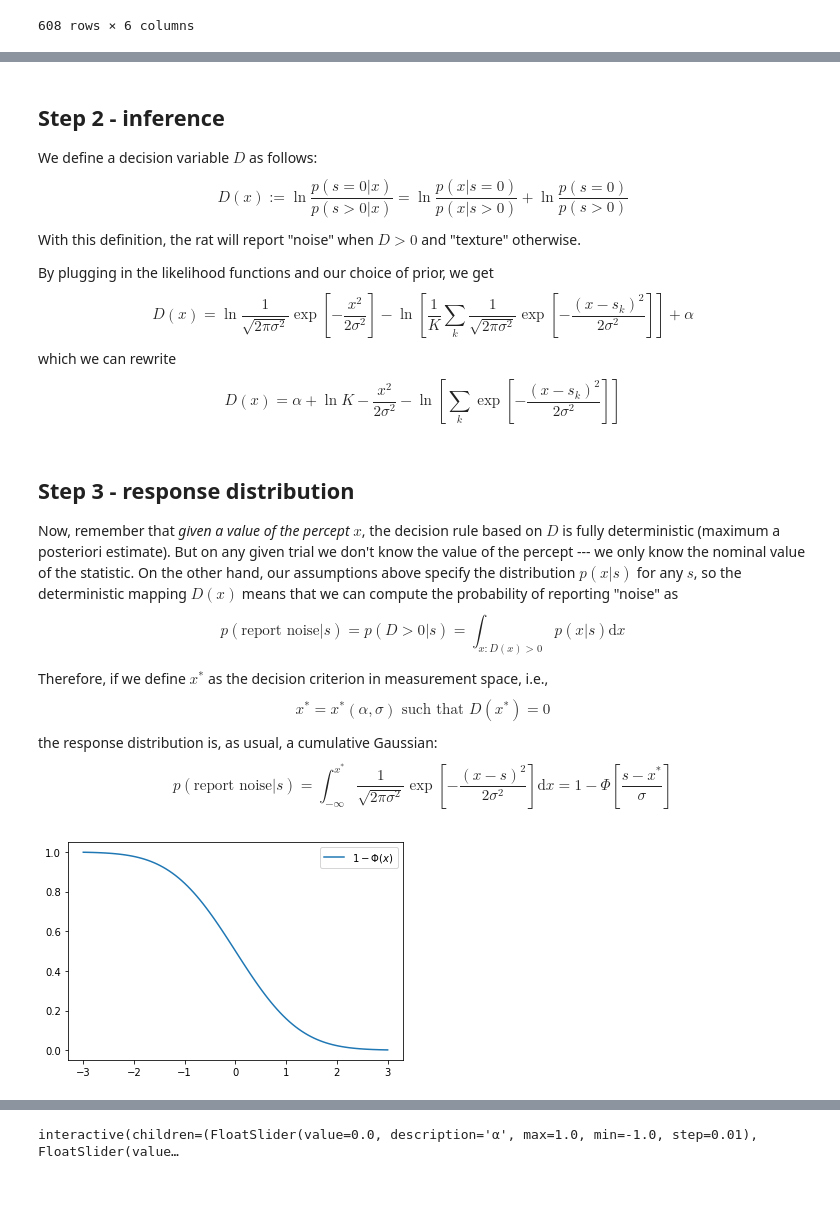
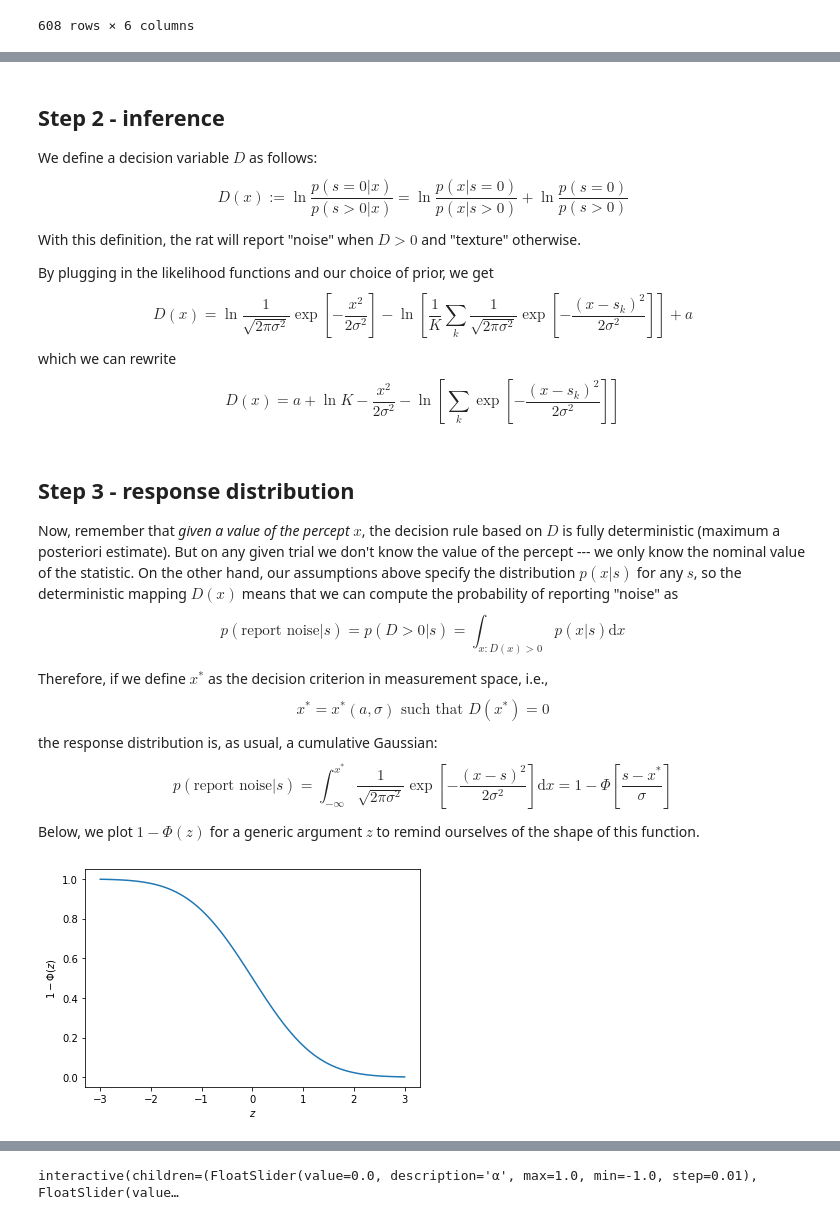
Before and after one commit to epiasini/bmitns, a Jupyter notebook: lecture_8/Tutorial.ipynb, the cells around one changed output, grey strips where cells are left out. Saved outputs shown, nothing was run; the diff lists cells and outputs as text; code cells hidden in the pictures; blank space fills up the shorter version.

```diff
--- a/lecture_8/Tutorial.ipynb
+++ b/lecture_8/Tutorial.ipynb
@@ -211,11 +253,11 @@ With this definition, the rat will report "noise" when $D>0$ and
 By plugging in the likelihood functions and our choice of prior, we
 get
 $$
-    D(x)= \ln\frac{1}{\sqrt{2\pi\sigma^2}}\exp\left[-\frac{x^2}{2\sigma^2}\right] -\ln\left[\frac{1}{K}\sum_k\frac{1}{\sqrt{2\pi\sigma^2}}\exp\left[-\frac{(x-s_k)^2}{2\sigma^2}\right]\right] + \alpha
+    D(x)= \ln\frac{1}{\sqrt{2\pi\sigma^2}}\exp\left[-\frac{x^2}{2\sigma^2}\right] -\ln\left[\frac{1}{K}\sum_k\frac{1}{\sqrt{2\pi\sigma^2}}\exp\left[-\frac{(x-s_k)^2}{2\sigma^2}\right]\right] + a
 $$
 which we can rewrite
 $$
-    D(x)= \alpha + \ln K -\frac{x^2}{2\sigma^2} -\ln\left[\sum_k\exp\left[-\frac{(x-s_k)^2}{2\sigma^2}\right]\right]
+    D(x)= a + \ln K -\frac{x^2}{2\sigma^2} -\ln\left[\sum_k\exp\left[-\frac{(x-s_k)^2}{2\sigma^2}\right]\right]
 $$
 # %% [markdown]
 ## Step 3 - response distribution
@@ -232,15 +274,17 @@ $$
 
 Therefore, if we define $x^*$ as the decision criterion in measurement space, i.e.,
 $$
-x^* = x^*(\alpha,\sigma) \text{ such that } D(x^*)=0
+x^* = x^*(a,\sigma) \text{ such that } D(x^*)=0
 $$
 the response distribution is, as usual, a cumulative Gaussian:
 $$
 p(\text{report noise}|s) = \int_{-\infty}^{x^*}\frac{1}{\sqrt{2\pi\sigma^2}}\exp\left[-\frac{(x-s)^2}{2\sigma^2}\right]\mathrm{d}x = 1-\Phi\left[{\frac{s-x^{*}}{\sigma}}\right]
 $$
+
+Below, we plot $1-\Phi(z)$ for a generic argument $z$ to remind ourselves of the shape of this function.
 # %%
-x=np.linspace(-3,3,100); plt.plot(x, 1-norm.cdf(x), label='$1-\Phi(x)$'); plt.legend();
+z=np.linspace(-3,3,100); plt.plot(z, 1-norm.cdf(z)); plt.xlabel('$z$'); plt.ylabel('$1-\Phi(z)$');
 # %% [output]
-[figure, old version]
+[figure, new version]
 # %% [markdown]
 ## Step 4 - fitting the model
```
Also changed, not shown: parts of 11 cells of this notebook, 1 other file.
